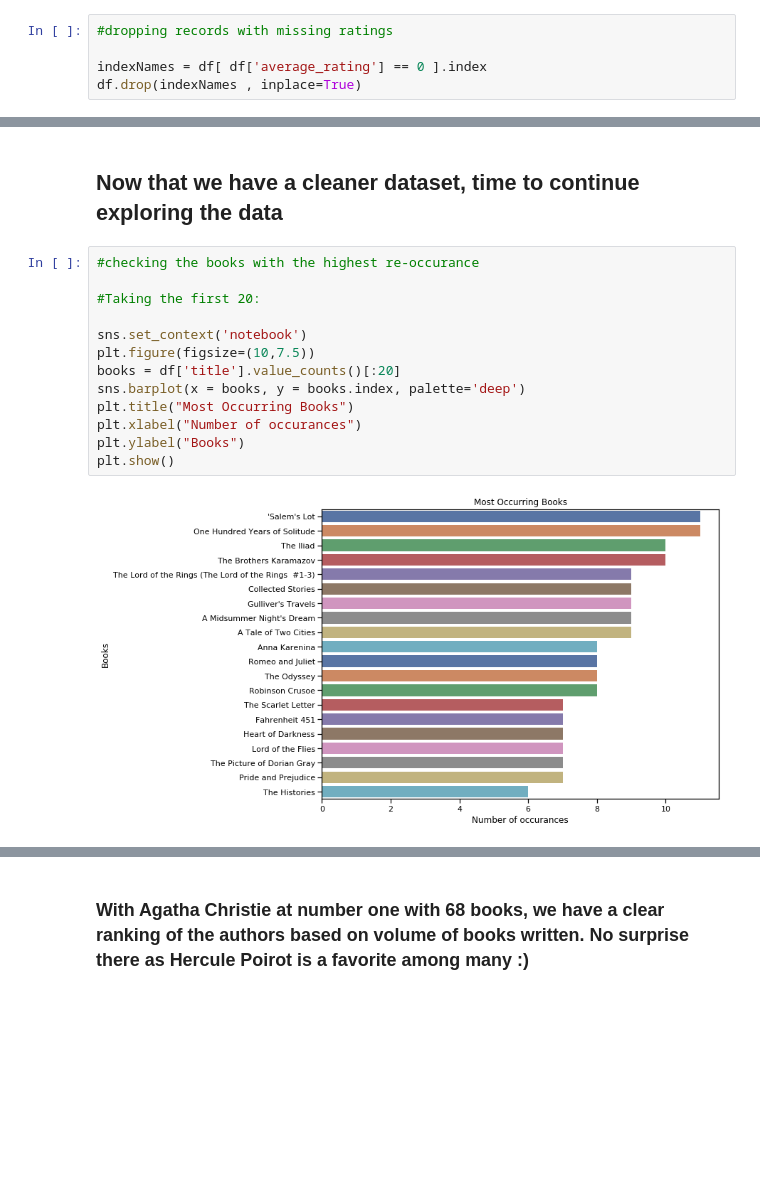
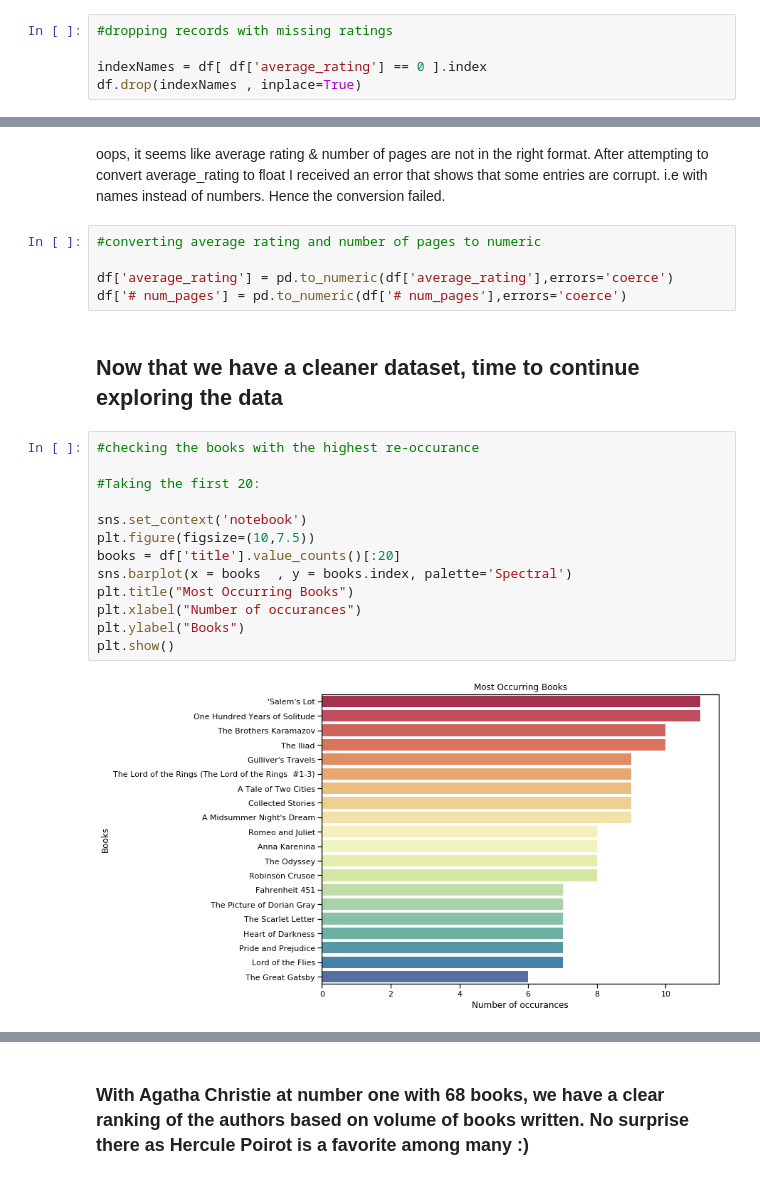
Before and after one commit to Shelabd-zz/GoodReadsDataAnalysis, a Jupyter notebook: GoodReadsAnalysis.ipynb, the cells around one changed output, grey strips where cells are left out. Cells and saved outputs as stored; diff of their text form; blank space fills up the shorter version.

```diff
--- a/GoodReadsAnalysis.ipynb
+++ b/GoodReadsAnalysis.ipynb
@@ -50,17 +65,24 @@ df.drop(indexNames , inplace=True)
+# %% [markdown]
+oops, it seems like average rating & number of pages are not in the right format. After attempting to convert average_rating to float I received an error that shows that some entries are corrupt. i.e with names instead of numbers. Hence the conversion failed.
+# %%
+#converting average rating and number of pages to numeric
+
+df['average_rating'] = pd.to_numeric(df['average_rating'],errors='coerce')
+df['# num_pages'] = pd.to_numeric(df['# num_pages'],errors='coerce')
 # %% [markdown]
 ## Now that we have a cleaner dataset, time to continue exploring the data
 # %%
 #checking the books with the highest re-occurance
 
 #Taking the first 20:
 
 sns.set_context('notebook')
 plt.figure(figsize=(10,7.5))
 books = df['title'].value_counts()[:20]
-sns.barplot(x = books, y = books.index, palette='deep')
+sns.barplot(x = books  , y = books.index, palette='Spectral')
 plt.title("Most Occurring Books")
 plt.xlabel("Number of occurances")
 plt.ylabel("Books")
 plt.show()
 # %% [output]
-[figure, old version]
+[figure, new version]
```
Also changed, not shown: parts of 40 cells of this notebook.
